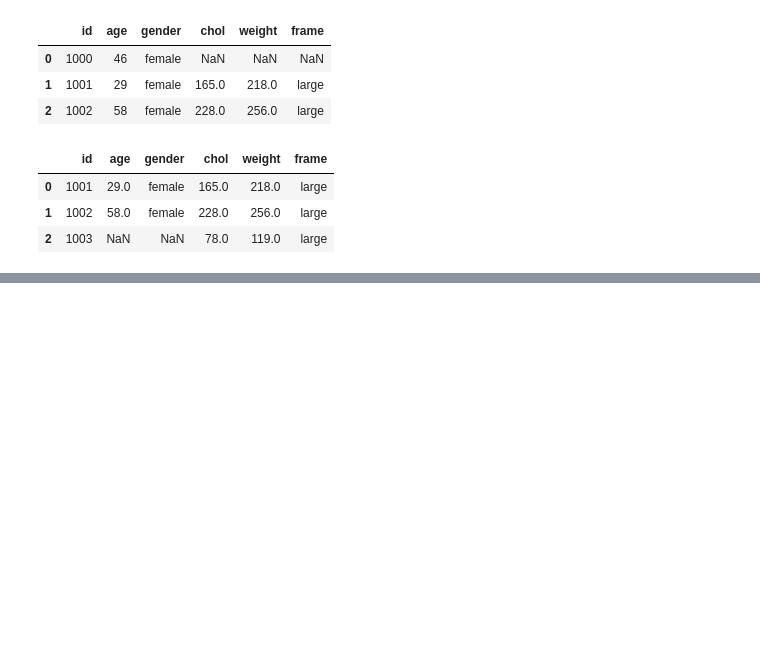
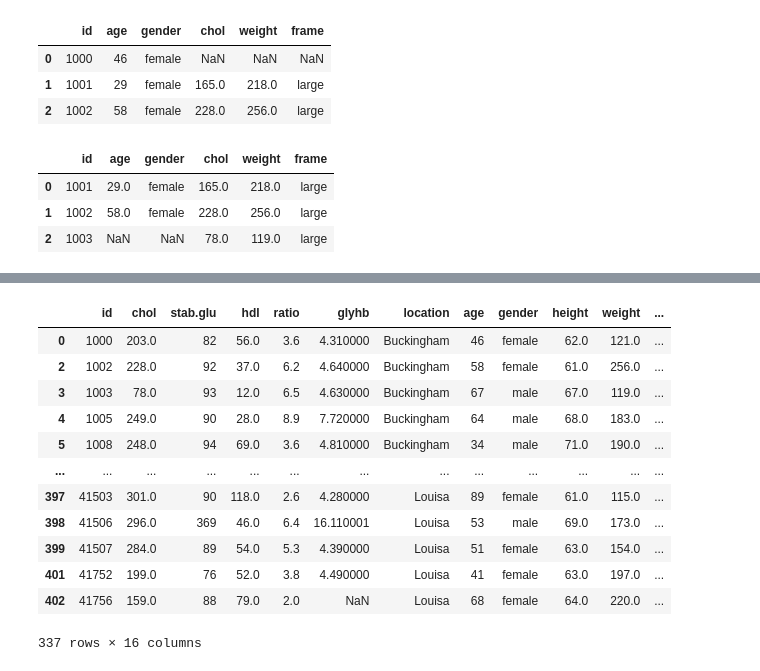
Before and after one commit to dbabichenko/python_for_data_and_analytics, a Jupyter notebook: Class Examples/Spring2025/intro_to_pandas.ipynb, the cells around one changed output, grey strips where cells are left out. Drawn from its saved outputs; the diff is of its cells as text; code cells hidden in the pictures; blank space fills up the shorter version.

```diff
--- a/Class Examples/Spring2025/intro_to_pandas.ipynb
+++ b/Class Examples/Spring2025/intro_to_pandas.ipynb
@@ -389,0 +395,17 @@ df_full
+# %%
+q = "age >= 30"  # A query is just a boolean expression
+df.query(q)
+# %% [output]
+|  | id | chol | stab.glu | hdl | ratio | glyhb | location | age | gender | height | weight | ... |
+| 0 | 1000 | 203.0 | 82 | 56.0 | 3.6 | 4.310000 | Buckingham | 46 | female | 62.0 | 121.0 | ... |
+| 2 | 1002 | 228.0 | 92 | 37.0 | 6.2 | 4.640000 | Buckingham | 58 | female | 61.0 | 256.0 | ... |
+| 3 | 1003 | 78.0 | 93 | 12.0 | 6.5 | 4.630000 | Buckingham | 67 | male | 67.0 | 119.0 | ... |
+| 4 | 1005 | 249.0 | 90 | 28.0 | 8.9 | 7.720000 | Buckingham | 64 | male | 68.0 | 183.0 | ... |
+| 5 | 1008 | 248.0 | 94 | 69.0 | 3.6 | 4.810000 | Buckingham | 34 | male | 71.0 | 190.0 | ... |
+| ... | ... | ... | ... | ... | ... | ... | ... | ... | ... | ... | ... | ... |
+| 397 | 41503 | 301.0 | 90 | 118.0 | 2.6 | 4.280000 | Louisa | 89 | female | 61.0 | 115.0 | ... |
+| 398 | 41506 | 296.0 | 369 | 46.0 | 6.4 | 16.110001 | Louisa | 53 | male | 69.0 | 173.0 | ... |
+| 399 | 41507 | 284.0 | 89 | 54.0 | 5.3 | 4.390000 | Louisa | 51 | female | 63.0 | 154.0 | ... |
+| 401 | 41752 | 199.0 | 76 | 52.0 | 3.8 | 4.490000 | Louisa | 41 | female | 63.0 | 197.0 | ... |
+| 402 | 41756 | 159.0 | 88 | 79.0 | 2.0 | NaN | Louisa | 68 | female | 64.0 | 220.0 | ... |
+337 rows × 16 columns
```
Also changed, not shown: parts of 28 cells of this notebook.
